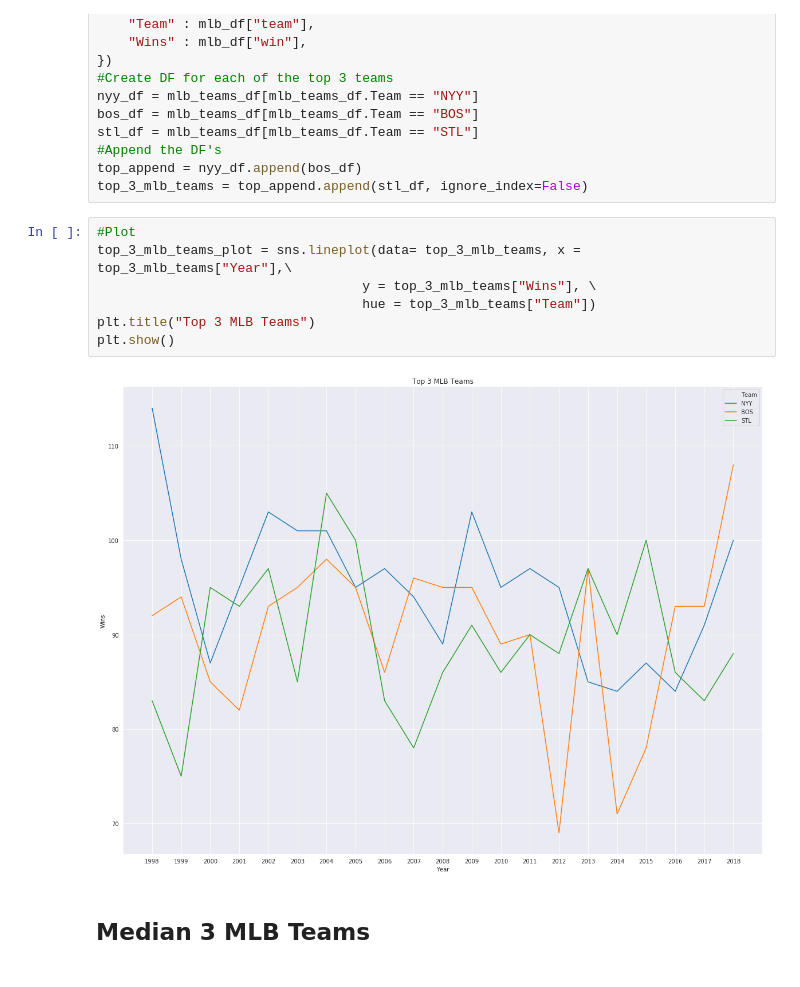
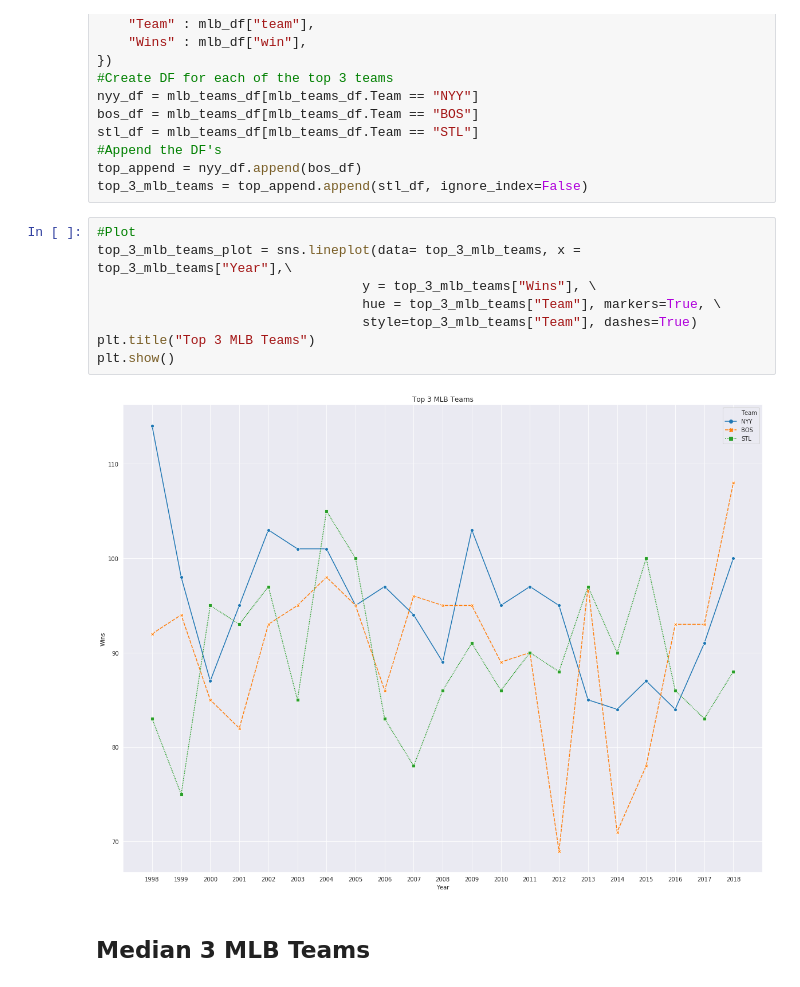
Before and after one commit to Git-hSin/TeamPerformanceCommImpact, a Jupyter notebook: tim_sports/tim_sports.ipynb, the cells around one changed output. Cells and saved outputs as stored; diff of their text form.

```diff
--- a/tim_sports/tim_sports.ipynb
+++ b/tim_sports/tim_sports.ipynb
@@ -192,12 +192,13 @@ top_3_mlb_teams = top_append.append(stl_df, ignore_index=False)
 # %%
 #Plot
 top_3_mlb_teams_plot = sns.lineplot(data= top_3_mlb_teams, x = top_3_mlb_teams["Year"],\
                                   y = top_3_mlb_teams["Wins"], \
-                                  hue = top_3_mlb_teams["Team"])
+                                  hue = top_3_mlb_teams["Team"], markers=True, \
+                                  style=top_3_mlb_teams["Team"], dashes=True)
 plt.title("Top 3 MLB Teams")
 plt.show()
 # %% [output]
-[figure, old version]
+[figure, new version]
 # %% [markdown]
 ## Median 3 MLB Teams
 # %%
```
Also changed, not shown: parts of 8 cells of this notebook.
